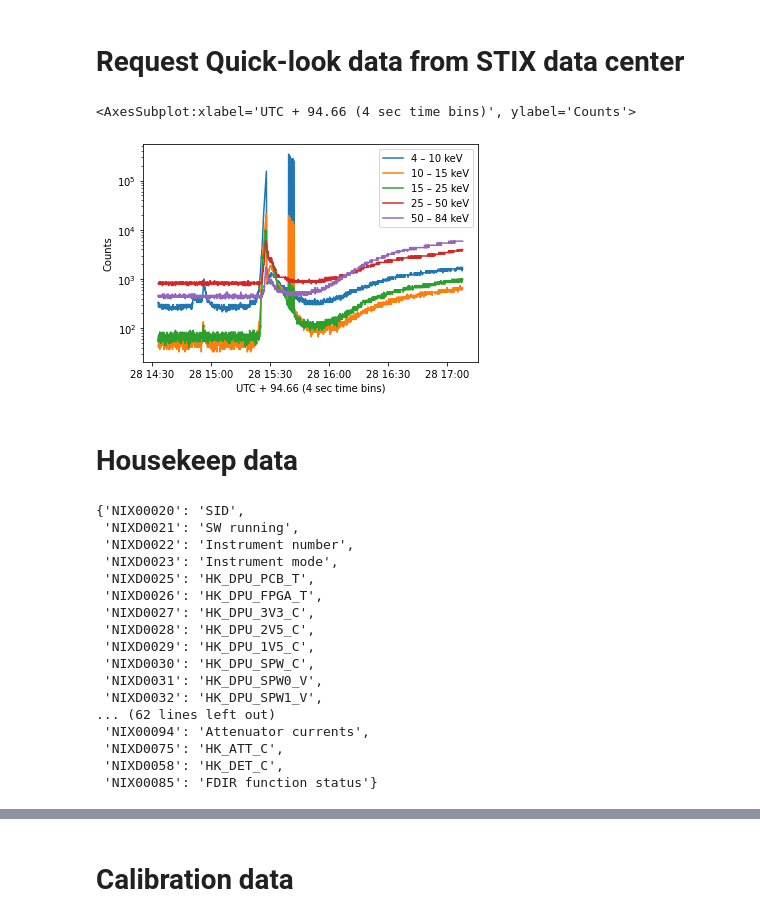
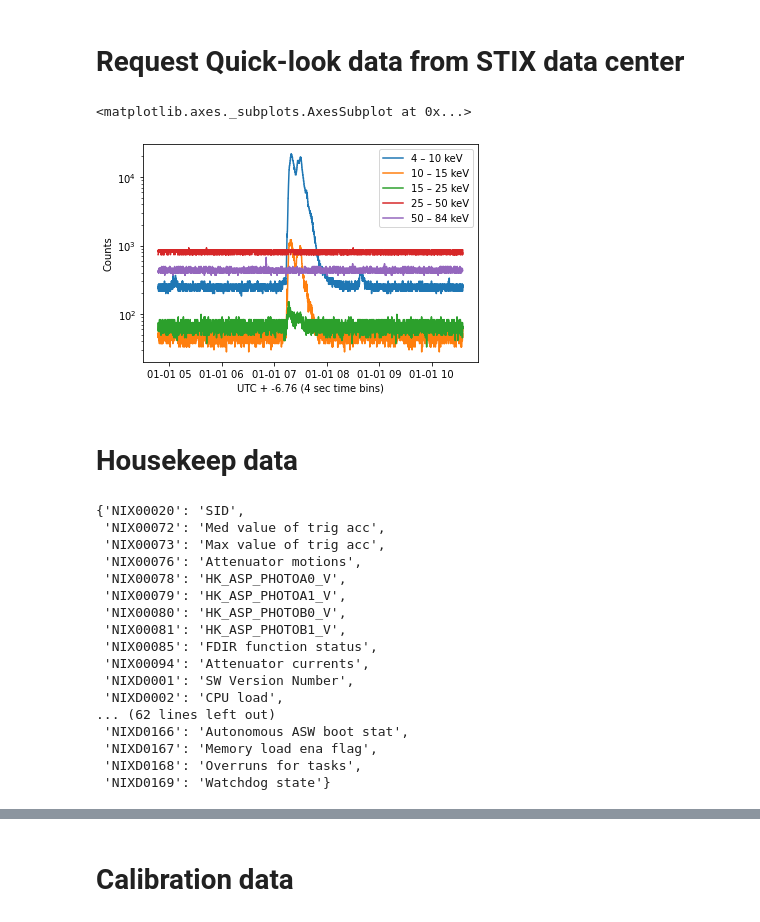
Before and after one commit to i4Ds/stixdcpy, a Jupyter notebook: examples/tutorial.ipynb, the cells around one changed output, grey strips where cells are left out. Cells and saved outputs as stored; diff of their text form; code cells hidden in the pictures.

```diff
--- a/examples/tutorial.ipynb
+++ b/examples/tutorial.ipynb
@@ -45,37 +87,37 @@ import matplotlib
 # Request Quick-look  data from STIX data center
 # %%
 
-lc=LightCurves.from_sdc(start_utc='2021-10-28T15:00:00', end_utc='2021-10-28T17:00:00', ltc=True)
+lc=LightCurves.from_sdc(start_utc='2022-01-01T05:00:00', end_utc='2022-01-01T10:00:00', ltc=True)
 """ltc:  boolean, optional
    True
      do light time correction if it is True, default value = False
 """
 lc.peek()
 #preview lightcurves
 # %% [output]
-<AxesSubplot:xlabel='UTC + 94.66 (4 sec time bins)', ylabel='Counts'>
+<matplotlib.axes._subplots.AxesSubplot at 0x...>
-[figure, old version]
+[figure, new version]
 # %% [markdown]
 # Housekeep data
 # %%
-hk=Housekeeping.from_sdc('2021-02-14T05:00:00', '2021-02-14T07:00:00')
-hk.param_names
+hk=Housekeeping.from_sdc('2021-09-06T12:00:00', '2021-09-06T14:00:00')
+pprint(hk.param_names)
 # %% [output]
 {'NIX00020': 'SID',
- 'NIXD0021': 'SW running',
- 'NIXD0022': 'Instrument number',
- 'NIXD0023': 'Instrument mode',
- 'NIXD0025': 'HK_DPU_PCB_T',
- 'NIXD0026': 'HK_DPU_FPGA_T',
- 'NIXD0027': 'HK_DPU_3V3_C',
- 'NIXD0028': 'HK_DPU_2V5_C',
- 'NIXD0029': 'HK_DPU_1V5_C',
- 'NIXD0030': 'HK_DPU_SPW_C',
- 'NIXD0031': 'HK_DPU_SPW0_V',
- 'NIXD0032': 'HK_DPU_SPW1_V',
+ 'NIX00072': 'Med value of trig acc',
+ 'NIX00073': 'Max value of trig acc',
+ 'NIX00076': 'Attenuator motions',
+ 'NIX00078': 'HK_ASP_PHOTOA0_V',
+ 'NIX00079': 'HK_ASP_PHOTOA1_V',
+ 'NIX00080': 'HK_ASP_PHOTOB0_V',
+ 'NIX00081': 'HK_ASP_PHOTOB1_V',
+ 'NIX00085': 'FDIR function status',
+ 'NIX00094': 'Attenuator currents',
+ 'NIXD0001': 'SW Version Number',
+ 'NIXD0002': 'CPU load',
 ... (62 lines left out)
- 'NIX00094': 'Attenuator currents',
- 'NIXD0075': 'HK_ATT_C',
- 'NIXD0058': 'HK_DET_C',
- 'NIX00085': 'FDIR function status'}
+ 'NIXD0166': 'Autonomous ASW boot stat',
+ 'NIXD0167': 'Memory load ena flag',
+ 'NIXD0168': 'Overruns for tasks',
+ 'NIXD0169': 'Watchdog state'}
 # %%
```
Also changed, not shown: parts of 36 cells of this notebook, 2 other files.
